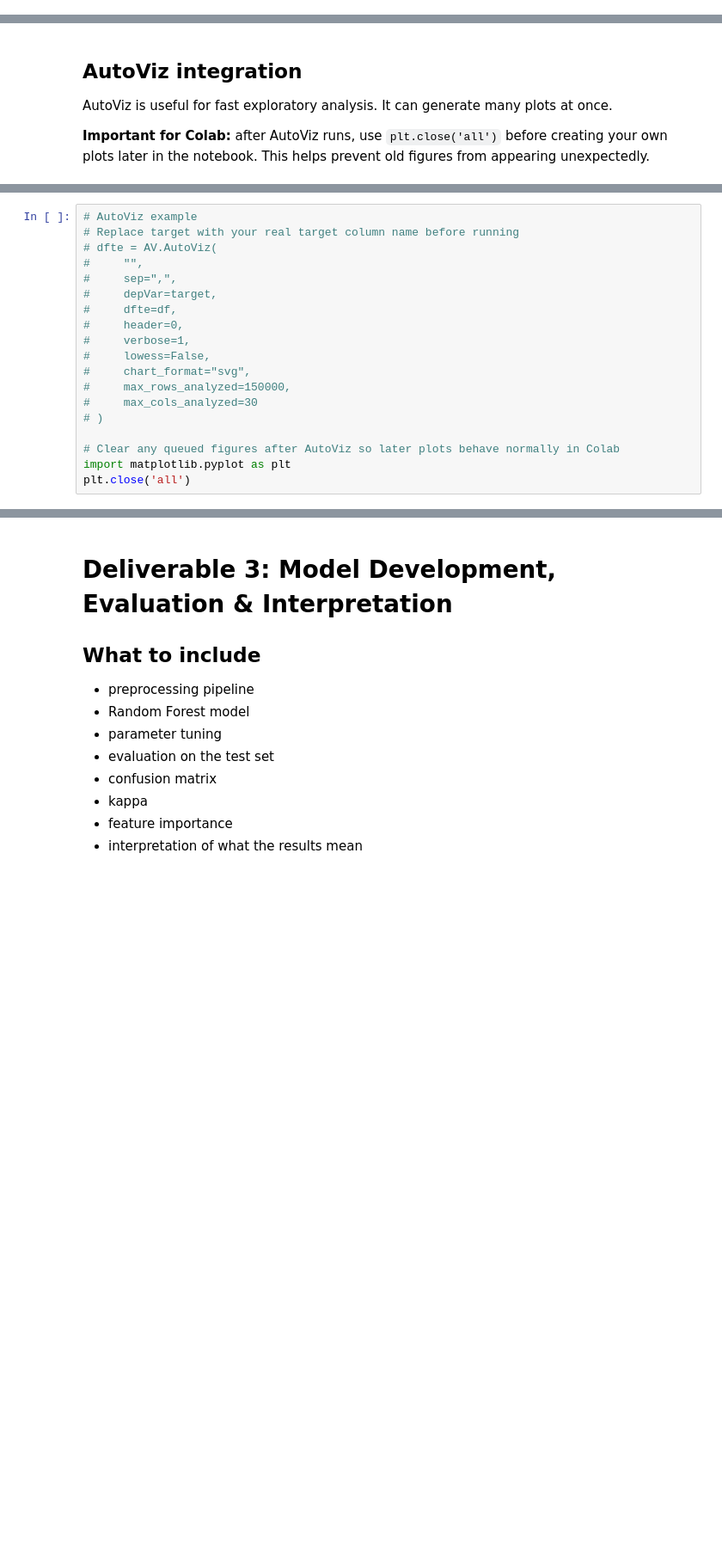
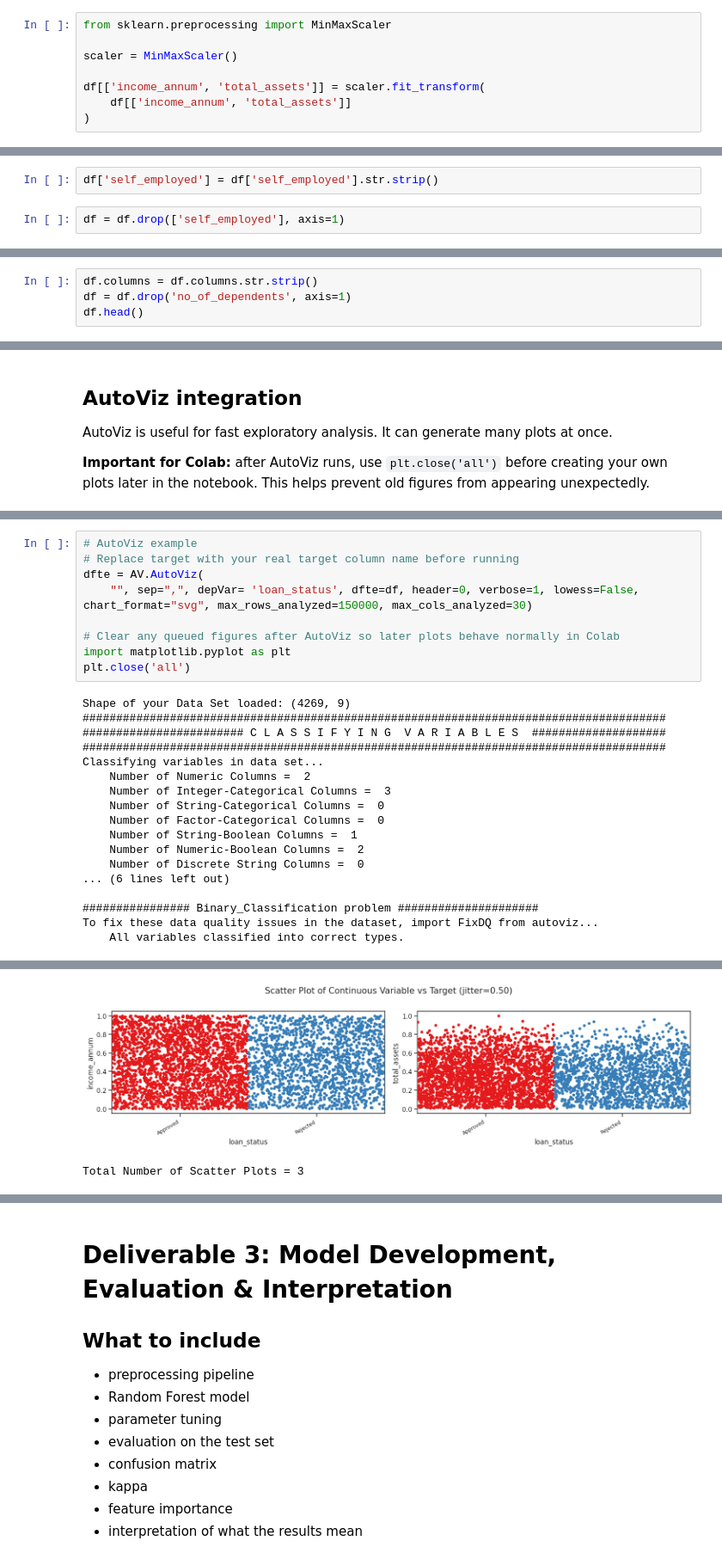
Before and after one commit to Haley8105/Spring-2026-project, a Jupyter notebook: Loan_Approval_Project.ipynb, the cells around one changed output, grey strips where cells are left out. Shown at 86% size. Saved outputs shown, nothing was run; the diff lists cells and outputs as text; blank space fills up the shorter version.

```diff
--- a/Loan_Approval_Project.ipynb
+++ b/Loan_Approval_Project.ipynb
@@ -154,0 +259,8 @@ display(df[target].value_counts(normalize=True, dropna=False))
+# %%
+from sklearn.preprocessing import MinMaxScaler
+
+scaler = MinMaxScaler()
+
+df[['income_annum', 'total_assets']] = scaler.fit_transform(
+    df[['income_annum', 'total_assets']]
+)
@@ -154,0 +276,4 @@ display(df[target].value_counts(normalize=True, dropna=False))
+# %%
+df['self_employed'] = df['self_employed'].str.strip()
+# %%
+df = df.drop(['self_employed'], axis=1)
@@ -154,0 +289,4 @@ display(df[target].value_counts(normalize=True, dropna=False))
+# %%
+df.columns = df.columns.str.strip()
+df = df.drop('no_of_dependents', axis=1)
+df.head()
@@ -169,19 +334,27 @@ AV = AutoViz_Class()
 # %%
 # AutoViz example
 # Replace target with your real target column name before running
-# dfte = AV.AutoViz(
-#     "",
-#     sep=",",
-#     depVar=target,
-#     dfte=df,
-#     header=0,
-#     verbose=1,
-#     lowess=False,
-#     chart_format="svg",
-#     max_rows_analyzed=150000,
-#     max_cols_analyzed=30
-# )
+dfte = AV.AutoViz(
+    "", sep=",", depVar= 'loan_status', dfte=df, header=0, verbose=1, lowess=False, chart_format="svg", max_rows_analyzed=150000, max_cols_analyzed=30)
 
 # Clear any queued figures after AutoViz so later plots behave normally in Colab
 import matplotlib.pyplot as plt
 plt.close('all')
+# %% [output]
+Shape of your Data Set loaded: (4269, 9)
+#######################################################################################
+######################## C L A S S I F Y I N G  V A R I A B L E S  ####################
+#######################################################################################
+Classifying variables in data set...
+    Number of Numeric Columns =  2
+    Number of Integer-Categorical Columns =  3
+    Number of String-Categorical Columns =  0
+    Number of Factor-Categorical Columns =  0
+    Number of String-Boolean Columns =  1
+    Number of Numeric-Boolean Columns =  2
+    Number of Discrete String Columns =  0
+... (6 lines left out)
+
+################ Binary_Classification problem #####################
+To fix these data quality issues in the dataset, import FixDQ from autoviz...
+    All variables classified into correct types.
@@ -187,0 +371,2 @@ plt.close('all')
+[figure, added]
+Total Number of Scatter Plots = 3
```
Also changed, not shown: parts of 33 cells of this notebook.
